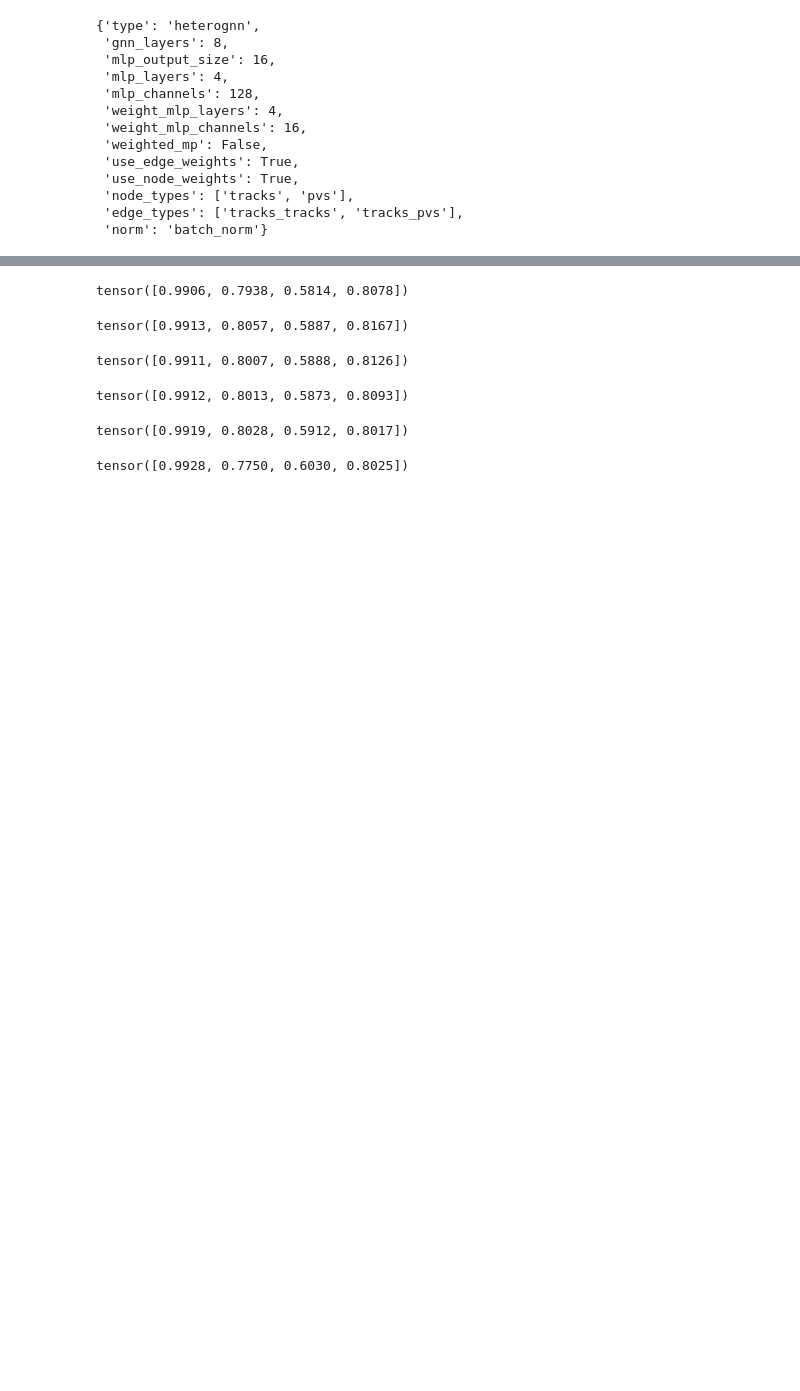
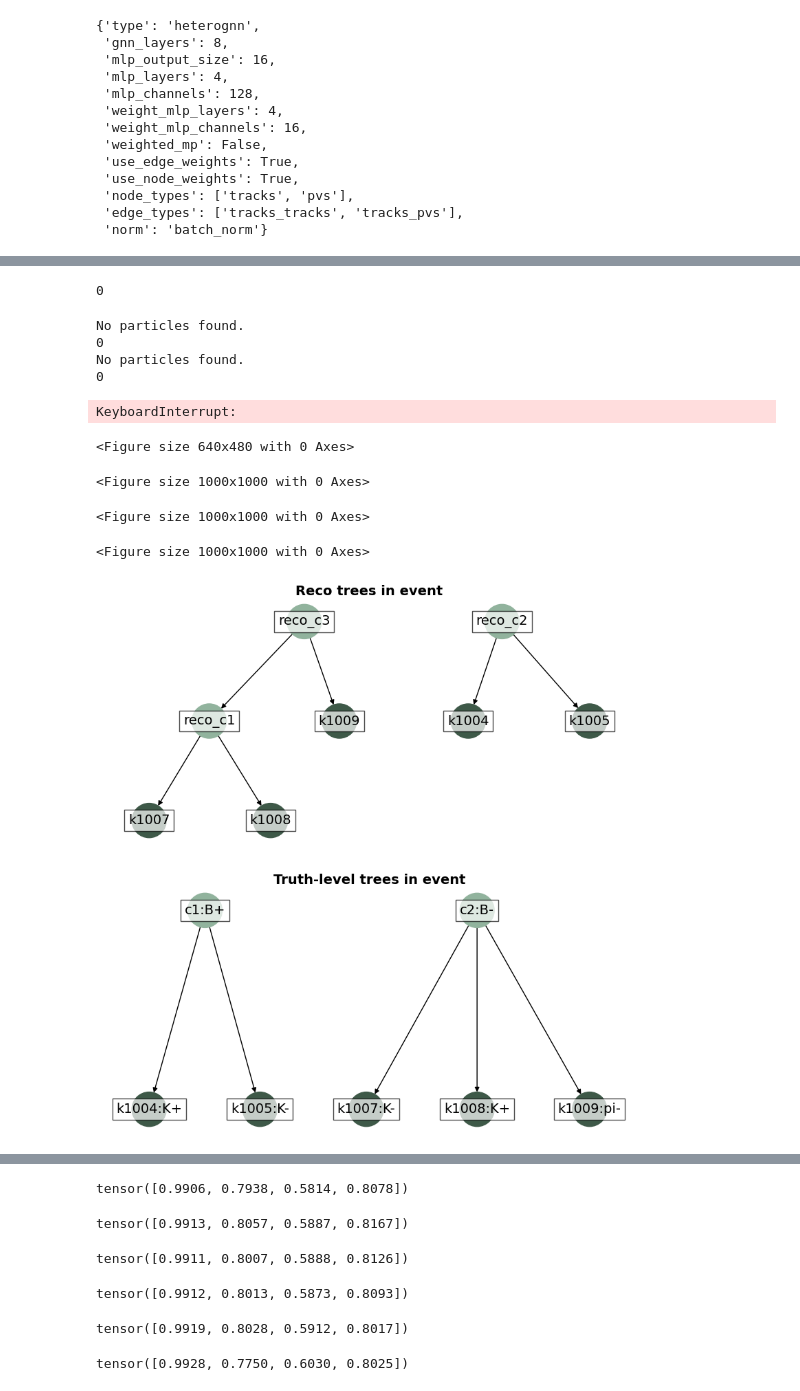
Before and after one commit to willsutcliffe/scalable_mtl_hgnn, a Jupyter notebook: Refactoring_perf.ipynb, the cells around one changed output, grey strips where cells are left out. Cells and saved outputs as stored; diff of their text form; code cells hidden in the pictures; blank space fills up the shorter version.

```diff
--- a/Refactoring_perf.ipynb
+++ b/Refactoring_perf.ipynb
@@ -119,3 +177,17 @@ ref_signal
+# %%
+perf.evaluate_reco_performance(event_max=10000, pruning_cut=0.18,plot_perfect_decaychains=10)#, ref_signal=ref_signal)
+# %% [output]
+0
+No particles found.
+0
+No particles found.
+0
+KeyboardInterrupt:
+<Figure size 640x480 with 0 Axes>
+<Figure size 1000x1000 with 0 Axes>
+<Figure size 1000x1000 with 0 Axes>
+<Figure size 1000x1000 with 0 Axes>
+[figure, added]
 # %%
 perf.evaluate_reco_performance(event_max=4000, pruning_cut=0.2,plot_perfect_decaychains=10, ref_signal=ref_signal)
 # %% [output]
```
Also changed, not shown: parts of 14 cells of this notebook, 4 other files.
